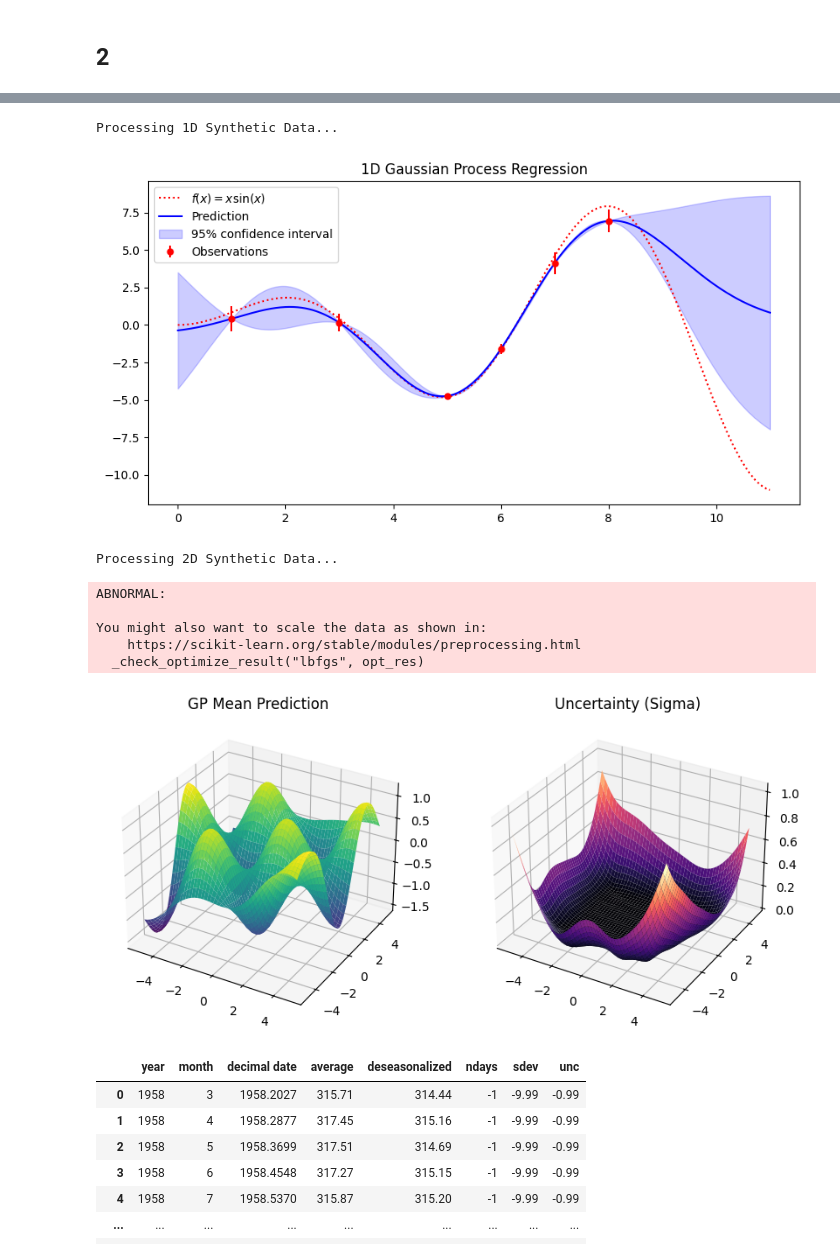
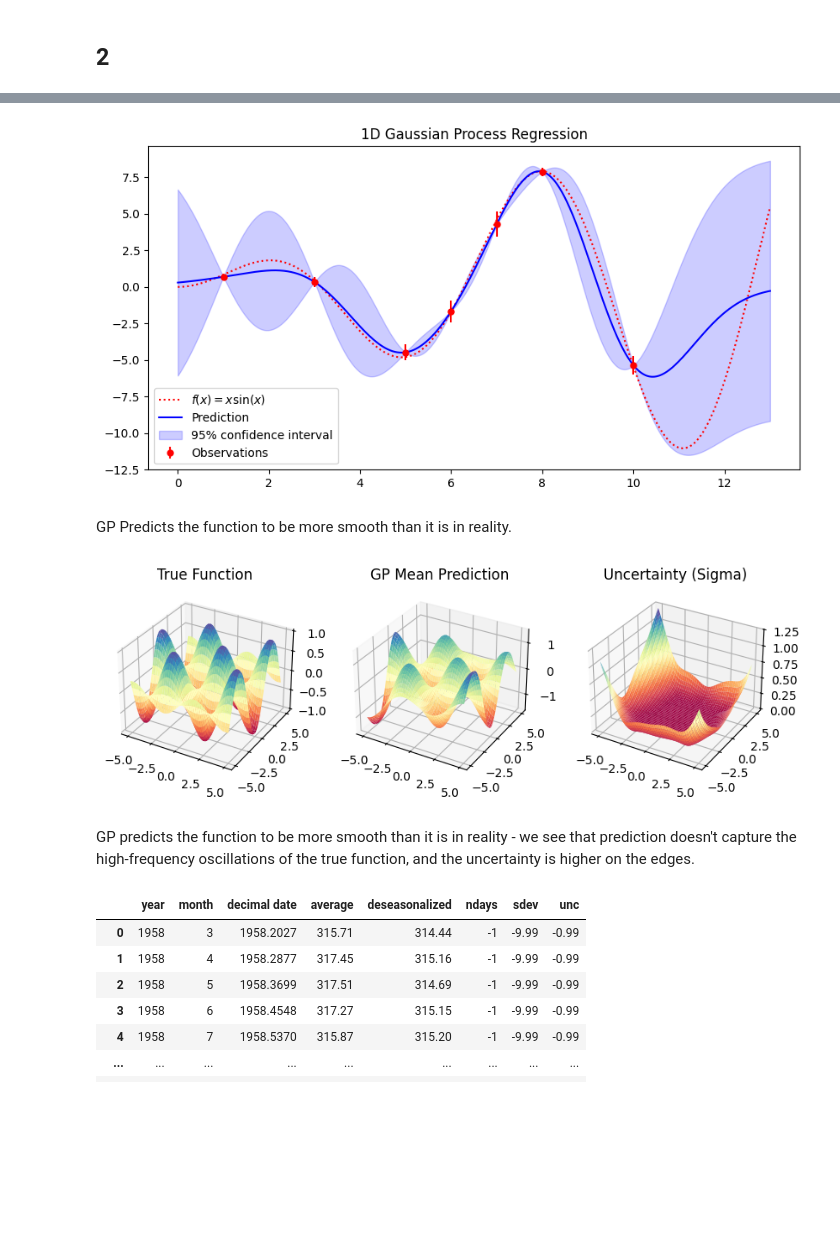
Before and after one commit to MariaNowacka/ml, a Jupyter notebook: apl_math/ml3.ipynb, the cells around one changed output, grey strips where cells are left out. Cells and saved outputs as stored; diff of their text form; code cells hidden in the pictures; blank space fills up the shorter version.

```diff
--- a/apl_math/ml3.ipynb
+++ b/apl_math/ml3.ipynb
@@ -251,21 +247,10 @@ C:\Users\testo\AppData\Local\Packages\PythonSoftwareFoundation.Python.3.13_qbz5n
 # %% [markdown]
 ![image.png](attachment:image.png)
 # %%
-from sklearn.gaussian_process import GaussianProcessRegressor
-from sklearn.gaussian_process.kernels import RBF, Matern, ExpSineSquared, ConstantKernel as C
-rng = np.random.RandomState(17)
-
-import numpy as np
-import matplotlib.pyplot as plt
-import pandas as pd
-from sklearn.gaussian_process import GaussianProcessRegressor
-from sklearn.gaussian_process.kernels import RBF, WhiteKernel, ExpSineSquared, ConstantKernel, RationalQuadratic, Matern
-
-print("Processing 1D Synthetic Data...")
 def f_1d(x):
     return x * np.sin(x)
 
-X_train_1d = np.atleast_2d([1., 3., 5., 6., 7., 8.]).T
+X_train_1d = np.atleast_2d([1., 3., 5., 6., 7., 8., 10.]).T
 y_train_1d = f_1d(X_train_1d).ravel()
 dy = np.random.random(y_train_1d.shape)
 noise = np.random.normal(0, dy)
@@ -273,10 +258,11 @@ y_train_1d += noise
 
 # RBF for smoothness, WhiteKernel to estimate noise
 kernel_1d = C(1.0) * RBF(length_scale=1.0, length_scale_bounds=(1e-1, 10.0)) + WhiteKernel(noise_level=1)
+# kernel_1d = C(1.0) * Matern(nu=1.5) + WhiteKernel(noise_level=1)
 gp_1d = GaussianProcessRegressor(kernel=kernel_1d, n_restarts_optimizer=10)
 gp_1d.fit(X_train_1d, y_train_1d)
 
-X_grid_1d = np.linspace(0, 11, 1000).reshape(-1, 1)
+X_grid_1d = np.linspace(0, 13, 1000).reshape(-1, 1)
 y_pred_1d, sigma_1d = gp_1d.predict(X_grid_1d, return_std=True)
 
 plt.figure(figsize=(10, 5))
@@ -288,41 +274,40 @@ plt.title("1D Gaussian Process Regression")
 plt.legend()
 plt.show()
 # %% [output]
-Processing 1D Synthetic Data...
-[figure, old version]
+[figure, new version]
+# %% [markdown]
+GP Predicts the function to be more smooth than it is in reality.
 # %%
-print("Processing 2D Synthetic Data...")
 def f_2d(x):
     return np.sin(x[:, 0]) * np.cos(x[:, 1])
 
 X_train_2d = np.random.uniform(-3, 3, (50, 2))
 y_train_2d = f_2d(X_train_2d)
 
 kernel_2d = C(1.0) * RBF(1.0)
 gp_2d = GaussianProcessRegressor(kernel=kernel_2d, n_restarts_optimizer=10)
 gp_2d.fit(X_train_2d, y_train_2d)
 
 res = 50
 x1, x2 = np.meshgrid(np.linspace(-5, 5, res), np.linspace(-5, 5, res))
 X_grid_2d = np.vstack([x1.ravel(), x2.ravel()]).T
 y_pred_2d, sigma_2d = gp_2d.predict(X_grid_2d, return_std=True)
 
 fig = plt.figure(figsize=(10, 5))
-ax = fig.add_subplot(121, projection='3d')
-ax.plot_surface(x1, x2, y_pred_2d.reshape(res, res), cmap='viridis')
+ax = fig.add_subplot(131, projection='3d')
+ax.plot_surface(x1, x2, f_2d(X_grid_2d).reshape(res, res), cmap='Spectral')
+ax.set_title("True Function")
+ax = fig.add_subplot(132, projection='3d')
+ax.plot_surface(x1, x2, y_pred_2d.reshape(res, res), cmap='Spectral')
 ax.set_title("GP Mean Prediction")
-ax = fig.add_subplot(122, projection='3d')
-ax.plot_surface(x1, x2, sigma_2d.reshape(res, res), cmap='magma')
+ax = fig.add_subplot(133, projection='3d')
+ax.plot_surface(x1, x2, sigma_2d.reshape(res, res), cmap='Spectral')
 ax.set_title("Uncertainty (Sigma)")
 plt.show()
 # %% [output]
-Processing 2D Synthetic Data...
-ABNORMAL:
-
-You might also want to scale the data as shown in:
-    https://scikit-learn.org/stable/modules/preprocessing.html
-  _check_optimize_result("lbfgs", opt_res)
-[figure, old version]
+[figure, new version]
+# %% [markdown]
+GP predicts the function to be more smooth than it is in reality - we see that prediction doesn't capture the high-frequency oscillations of the true function, and the uncertainty is higher on the edges.
 # %%
 data = pd.read_csv("/Users/marysia/Desktop/applied/ml/apl_math/co2_mm_mlo.csv")
 data
```
Also changed, not shown: parts of 19 cells of this notebook.
